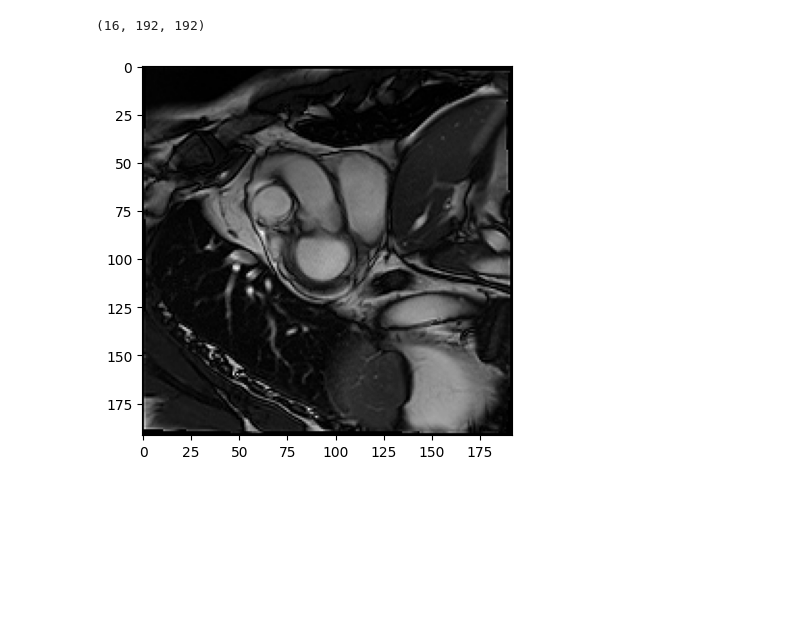
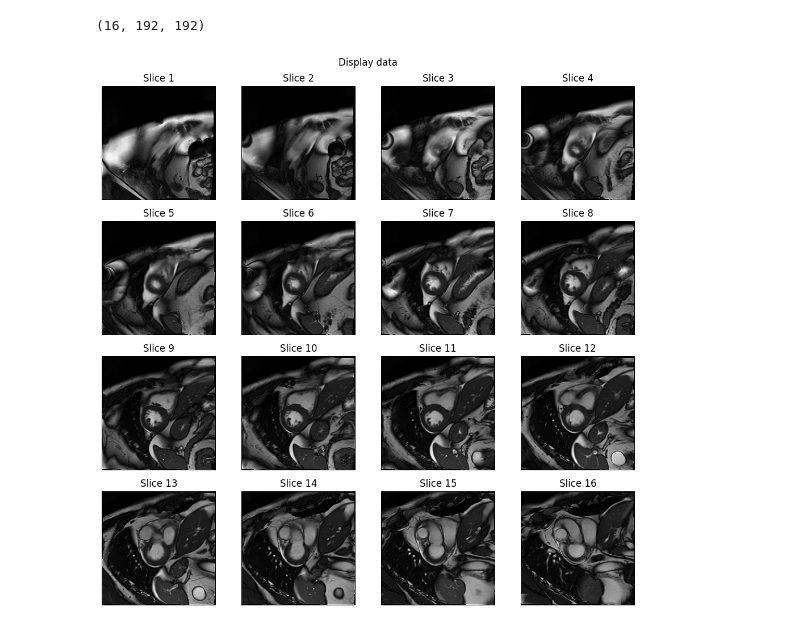
Before and after one commit to VISEF-ISEF-team/Triple-View-R-Net, a Jupyter notebook: pytorch/TransUnet.ipynb, the cells around one changed output. Saved outputs shown, nothing was run; the diff lists cells and outputs as text; code cells hidden in the pictures; blank space fills up the shorter version.

```diff
--- a/pytorch/TransUnet.ipynb
+++ b/pytorch/TransUnet.ipynb
@@ -3,16 +3,23 @@ import SimpleITK as sitk
 from supporters import *
 import matplotlib.pyplot as plt
 # %%
-
-path = "D:\Documents\GitHub\Triple-View-R-Net\data\synapse\DET0000301_avg.nii.gz"
+path = "D:\Documents\GitHub\Triple-View-R-Net\data\synapse_testing\DET0000301_avg.nii.gz"
 image_raw = sitk.ReadImage(path)
 image = sitk.GetArrayFromImage(image_raw)
 
 print(image.shape)
 # %% [output]
 (16, 192, 192)
-# %%
-for index in range(16):
-    plt.imshow(image[index], cmap='gray')
-# %% [output]
-[figure, removed]
+# %%
+fig, axes = plt.subplots(4, 4, figsize=(10,10))
+
+for index, ax in enumerate(axes.flat):
+    ax.imshow(image[index], cmap='gray')
+    ax.axis('off')
+    ax.set_title(f'Slice {index+1}')
+
+plt.suptitle("Display data")
+plt.tight_layout()
+plt.show()
+# %% [output]
+[figure, added]
```
Also changed, not shown: 6 other files.
